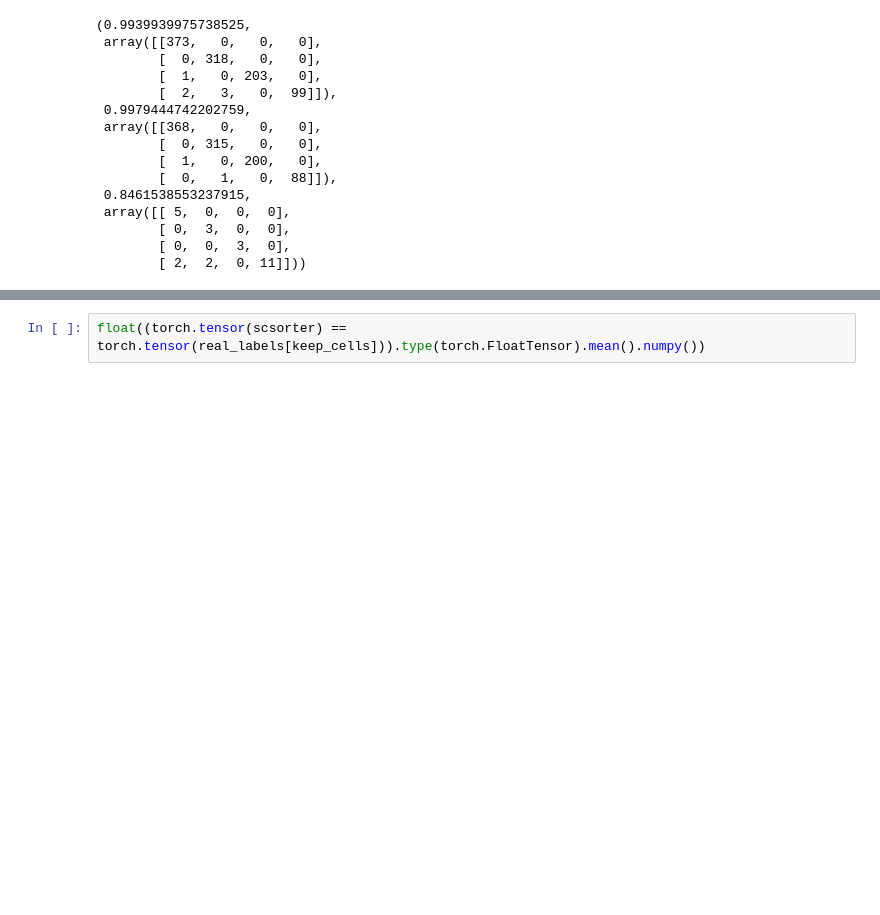
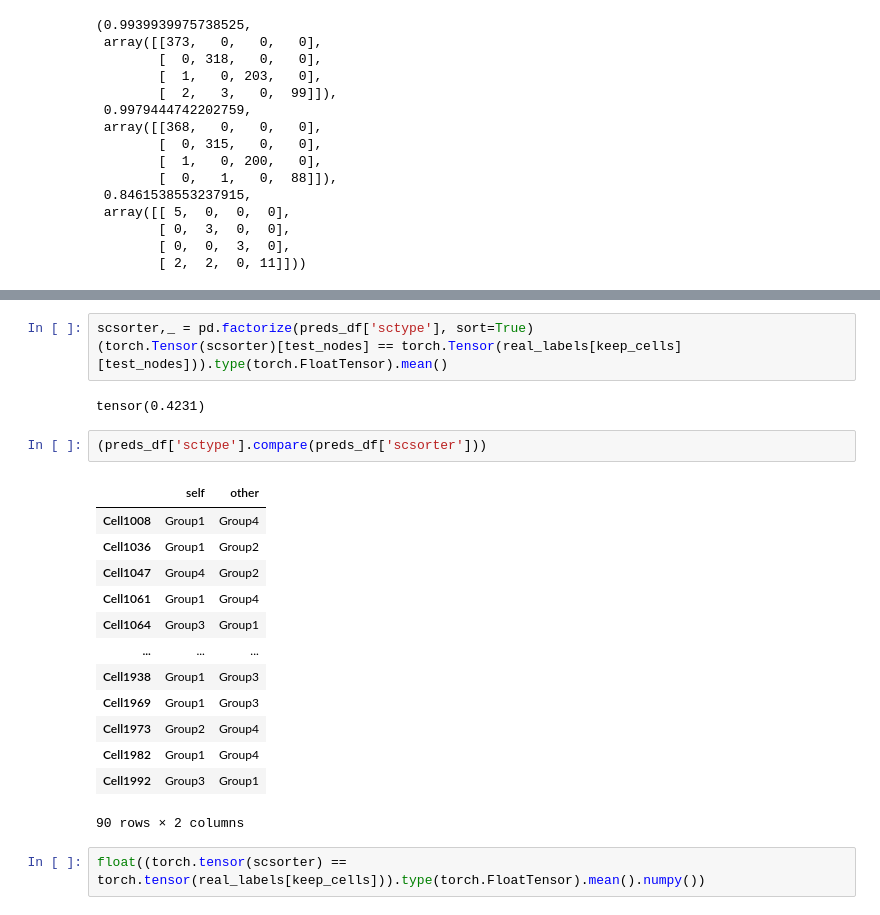
Before and after one commit to lewinsohndp/scSHARP, a Jupyter notebook: class_imbalance_results.ipynb, the cells around one changed output, grey strips where cells are left out. Saved outputs shown, nothing was run; the diff lists cells and outputs as text; blank space fills up the shorter version.

```diff
--- a/class_imbalance_results.ipynb
+++ b/class_imbalance_results.ipynb
@@ -354,6 +381,27 @@ scsorter,_ = pd.factorize(preds_df['scsorter'], sort=True)
 (torch.Tensor(scsorter) == torch.Tensor(real_labels[keep_cells])).type(torch.FloatTensor).mean()
 # %% [output]
 tensor(0.9540)
+# %%
+scsorter,_ = pd.factorize(preds_df['sctype'], sort=True)
+(torch.Tensor(scsorter)[test_nodes] == torch.Tensor(real_labels[keep_cells][test_nodes])).type(torch.FloatTensor).mean()
+# %% [output]
+tensor(0.4231)
+# %%
+(preds_df['sctype'].compare(preds_df['scsorter']))
+# %% [output]
+|  | self | other |
+| Cell1008 | Group1 | Group4 |
+| Cell1036 | Group1 | Group2 |
+| Cell1047 | Group4 | Group2 |
+| Cell1061 | Group1 | Group4 |
+| Cell1064 | Group3 | Group1 |
+| ... | ... | ... |
+| Cell1938 | Group1 | Group3 |
+| Cell1969 | Group1 | Group3 |
+| Cell1973 | Group2 | Group4 |
+| Cell1982 | Group1 | Group4 |
+| Cell1992 | Group3 | Group1 |
+90 rows × 2 columns
 # %%
 float((torch.tensor(scsorter) == torch.tensor(real_labels[keep_cells])).type(torch.FloatTensor).mean().numpy())
 # %% [output]
```
Also changed, not shown: parts of 9 cells of this notebook, 9 other files.
